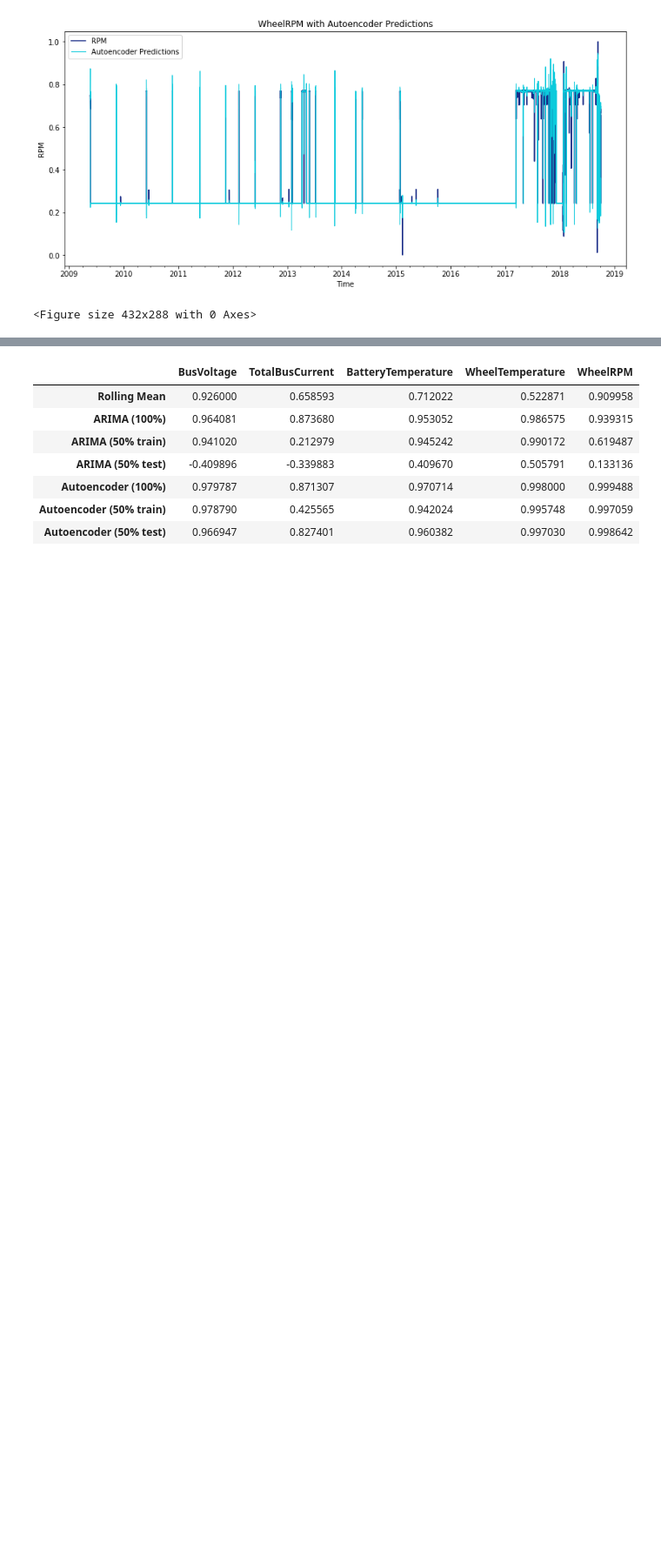
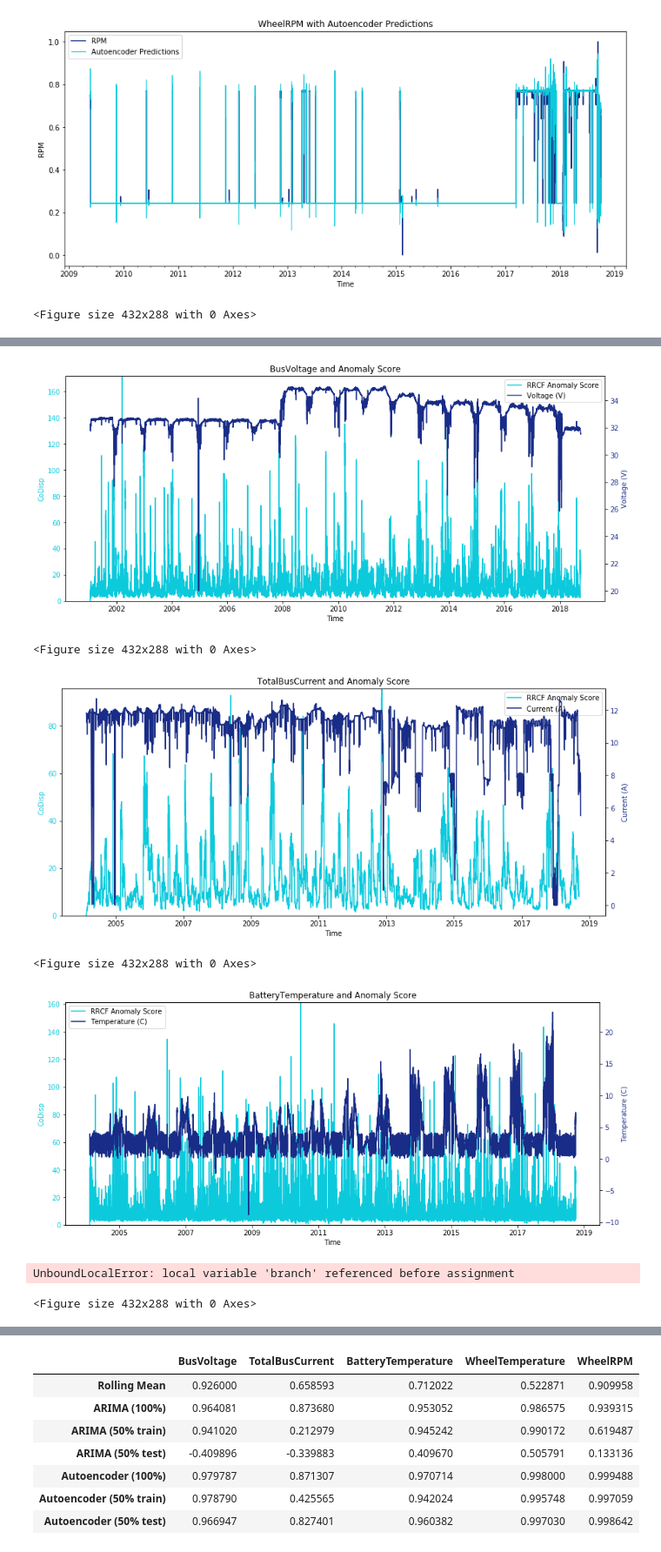
Before and after one commit to sapols/Satellite-Telemetry-Anomaly-Detection, a Jupyter notebook: Algorithm Modeling.ipynb, the cells around one changed output, grey strips where cells are left out. Shown at 87% size. Cells and saved outputs as stored; diff of their text form; code cells hidden in the pictures; blank space fills up the shorter version.

Commit message:
Begin adding plots of robust random cut forest score (found a library bug...)

```diff
--- a/Algorithm Modeling.ipynb
+++ b/Algorithm Modeling.ipynb
@@ -276 +280,17 @@ Use tf.cast instead.
+# %%
+for ds in range(len(datasets)):
+    dataset = datasets[ds]
+    var_name = var_names[ds]
+    ds_name = dataset[5:-4] # drop 'Data/' and '.csv'
+
+    # Use custom module 'score_with_rrcf' which also saves plots and data
+    ts_with_scores = score_with_rrcf(dataset, ds_name, var_name)
+# %% [output]
+[figure, added]
+<Figure size 432x288 with 0 Axes>
+[figure, added]
+<Figure size 432x288 with 0 Axes>
+[figure, added]
+UnboundLocalError: local variable 'branch' referenced before assignment
+<Figure size 432x288 with 0 Axes>
 # %% [markdown]
```
Also changed, not shown: parts of 4 cells of this notebook.
